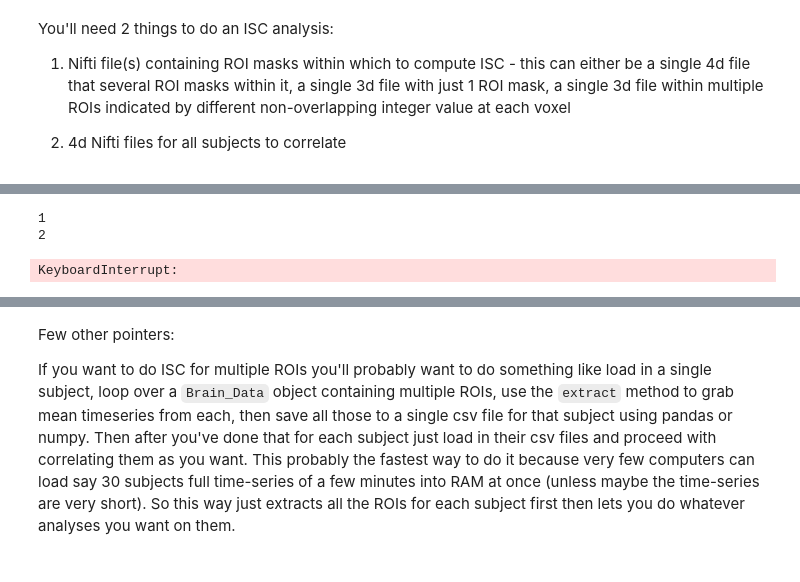
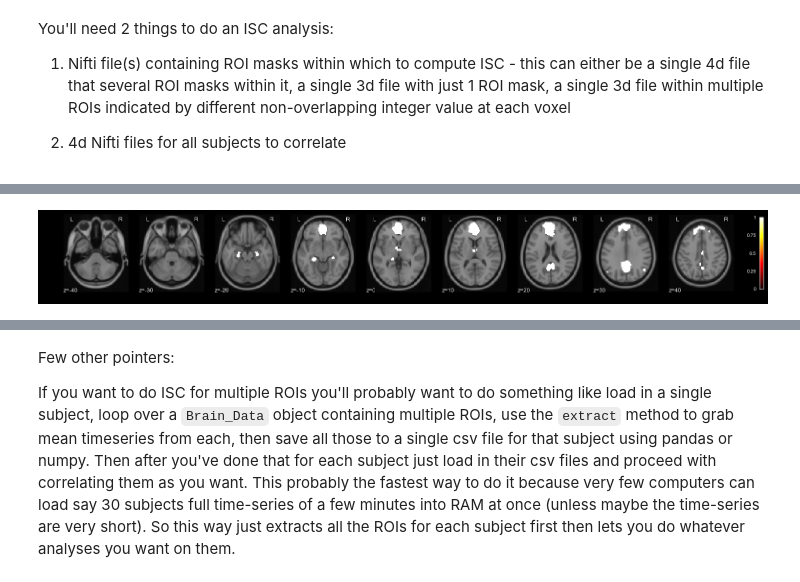
Before and after one commit to Marissa-Clark/EmpathicAccuracy_ISC, a Jupyter notebook: 31_fMRI_Correlations.ipynb, the cells around one changed output, grey strips where cells are left out. Saved outputs shown, nothing was run; the diff lists cells and outputs as text; code cells hidden in the pictures.

```diff
--- a/31_fMRI_Correlations.ipynb
+++ b/31_fMRI_Correlations.ipynb
@@ -81,32 +77,16 @@ _______________________________________________filter_and_extract - 5.0s, 0.1min
 # %%
 ## Set up Folders
 
 folder_path = "."
 
 ## Set up Mask
 
-mask = 'Auditory.nii.gz'
-mask_region = "Auditory"
-
-print(1)
-
-## Set up Video and Participants
-video = '_self_concat.nii.gz'
-subjects = [ '145', '157', '168', '184', '200', '214',  '219', '220', '222', '223', '229', '245', '253', '257', '263',  '267', '270', '277']
-num_subs = len(subjects)
-
-print(2)
-
-subject = os.path.join(folder_path, 'data', 'sub-' + subjects[0], 'func',  'sub-' + subjects[0] + '_self_concat.nii.gz')
-num_TRs = Brain_Data(subject).shape()[0]
-
-print(3)
+mask = 'dDMN.nii.gz'
+mask_region = "dDMN"
 
 # View Mask
-mask = Brain_Data(data = folder_path + '/masked_data/' + mask) # this now a 1d array of voxels containing 1's and 0s
+mask = Brain_Data(data = folder_path + '/masked_csv/' + mask) # this now a 1d array of voxels containing 1's and 0s
 mask.plot()
 # %% [output]
-1
-2
-KeyboardInterrupt:
+[figure, added]
 # %%
```
Also changed, not shown: parts of 9 cells of this notebook, 5 other files.
